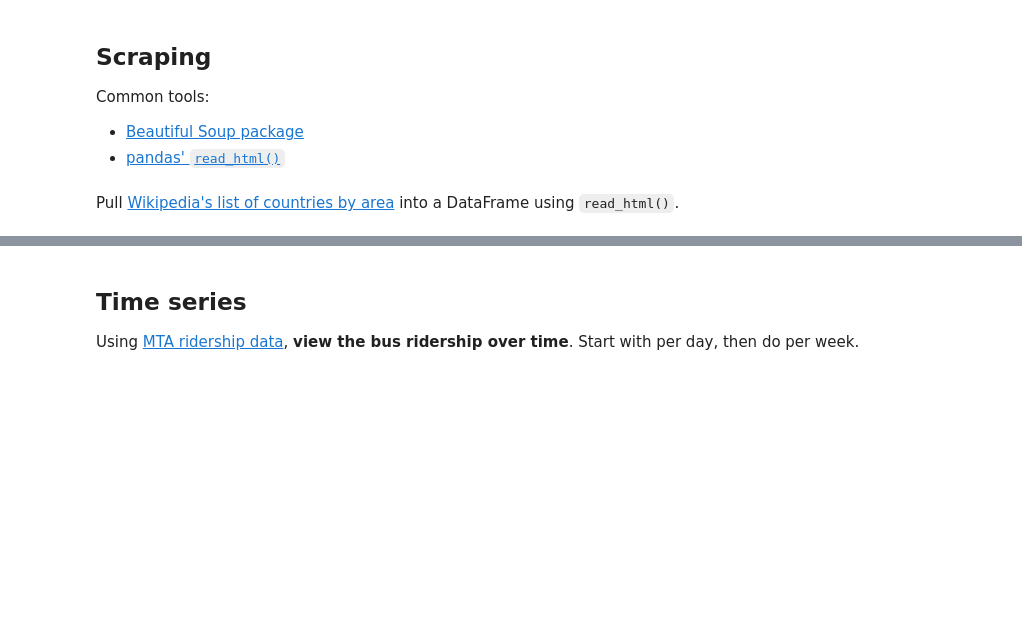
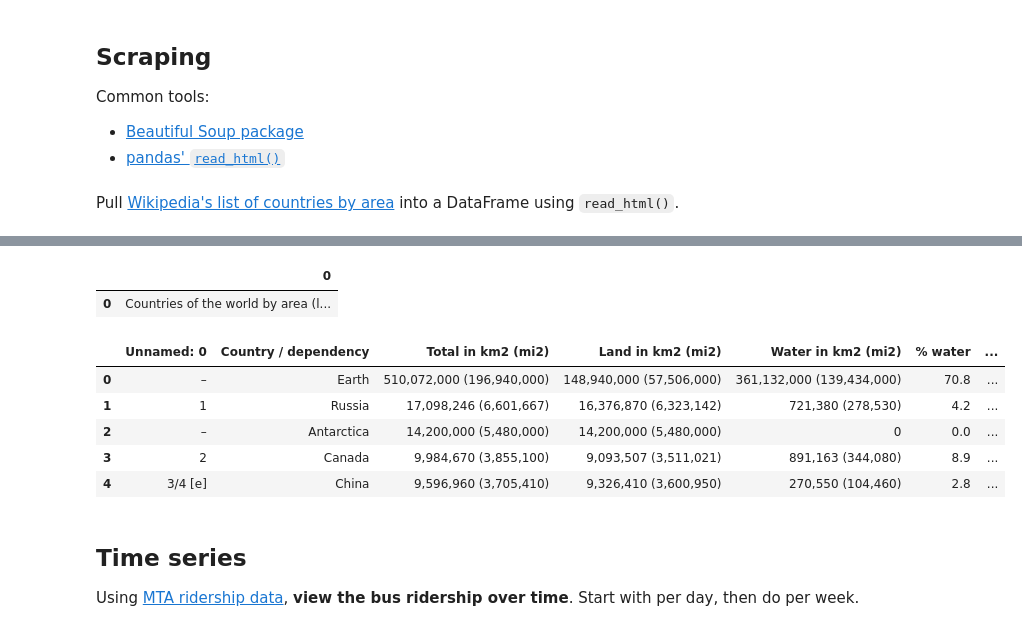
Before and after one commit to Tvashta/tvashhhh, a Jupyter notebook: lab_12.ipynb, the cells around one changed output, grey strips where cells are left out. Cells and saved outputs as stored; diff of their text form; code cells hidden in the pictures; blank space fills up the shorter version.

```diff
--- a/lab_12.ipynb
+++ b/lab_12.ipynb
@@ -19,0 +26,5 @@ Pull [Wikipedia's list of countries by area](https://en.wikipedia.org/wiki/List_
+# %%
+import requests
+url = "https://en.wikipedia.org/wiki/List_of_countries_and_dependencies_by_area#Countries_and_dependencies_by_area"
+response = requests.get(url)
+response.text
@@ -19,0 +33,7 @@ Pull [Wikipedia's list of countries by area](https://en.wikipedia.org/wiki/List_
+# %%
+headers = {
+    "User-Agent": "Mozilla/5.0 (Windows NT 10.0; Win64; x64) AppleWebKit/537.36 (KHTML, like Gecko) Chrome/142.0.0.0 Safari/537.36"
+}
+response = requests.get(url, headers=headers)
+html = response.text
+html
@@ -19,0 +42,3 @@ Pull [Wikipedia's list of countries by area](https://en.wikipedia.org/wiki/List_
+# %%
+df = pd.read_html(html)
+df
@@ -20,3 +63,18 @@ Pull [Wikipedia's list of countries by area](https://en.wikipedia.org/wiki/List_
+# %%
+df[0]
+# %% [output]
+|  | 0 |
+| 0 | Countries of the world by area (l... |
+# %%
+df = df[1]
+df.head()
+# %% [output]
+|  | Unnamed: 0 | Country / dependency | Total in km2 (mi2) | Land in km2 (mi2) | Water in km2 (mi2) | % water | ... |
+| 0 | – | Earth | 510,072,000 (196,940,000) | 148,940,000 (57,506,000) | 361,132,000 (139,434,000) | 70.8 | ... |
+| 1 | 1 | Russia | 17,098,246 (6,601,667) | 16,376,870 (6,323,142) | 721,380 (278,530) | 4.2 | ... |
+| 2 | – | Antarctica | 14,200,000 (5,480,000) | 14,200,000 (5,480,000) | 0 | 0.0 | ... |
+| 3 | 2 | Canada | 9,984,670 (3,855,100) | 9,093,507 (3,511,021) | 891,163 (344,080) | 8.9 | ... |
+| 4 | 3/4 [e] | China | 9,596,960 (3,705,410) | 9,326,410 (3,600,950) | 270,550 (104,460) | 2.8 | ... |
 # %% [markdown]
 ## Time series
 
```
Also changed, not shown: parts of 25 cells of this notebook.
